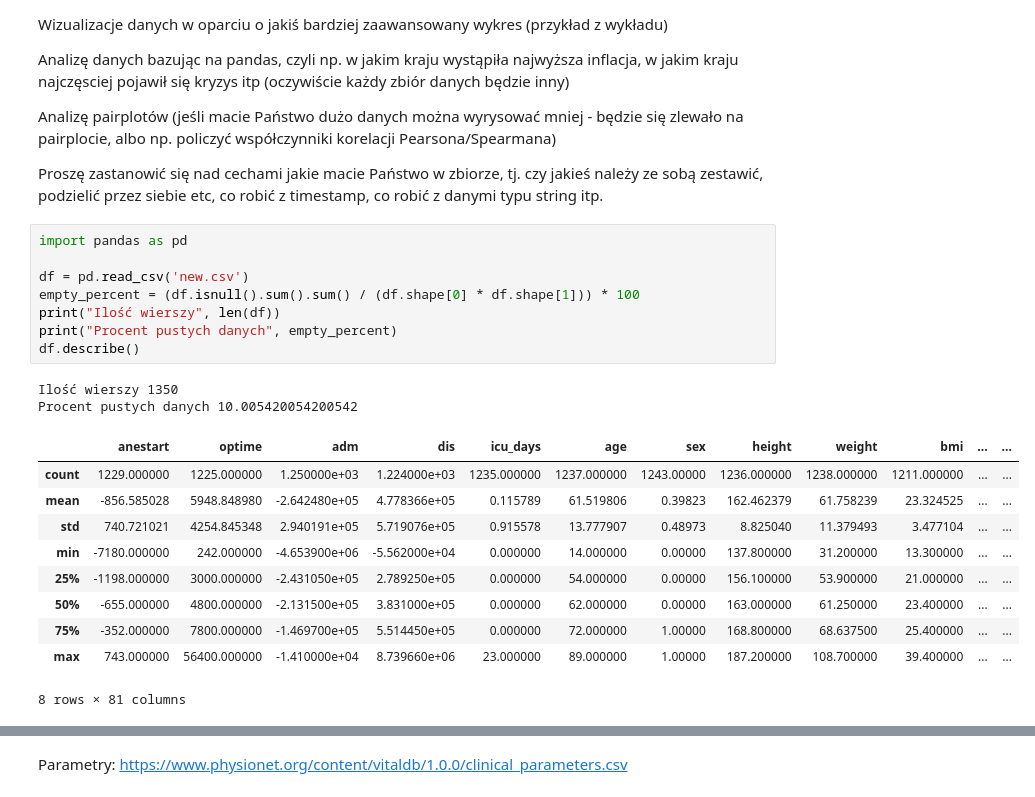
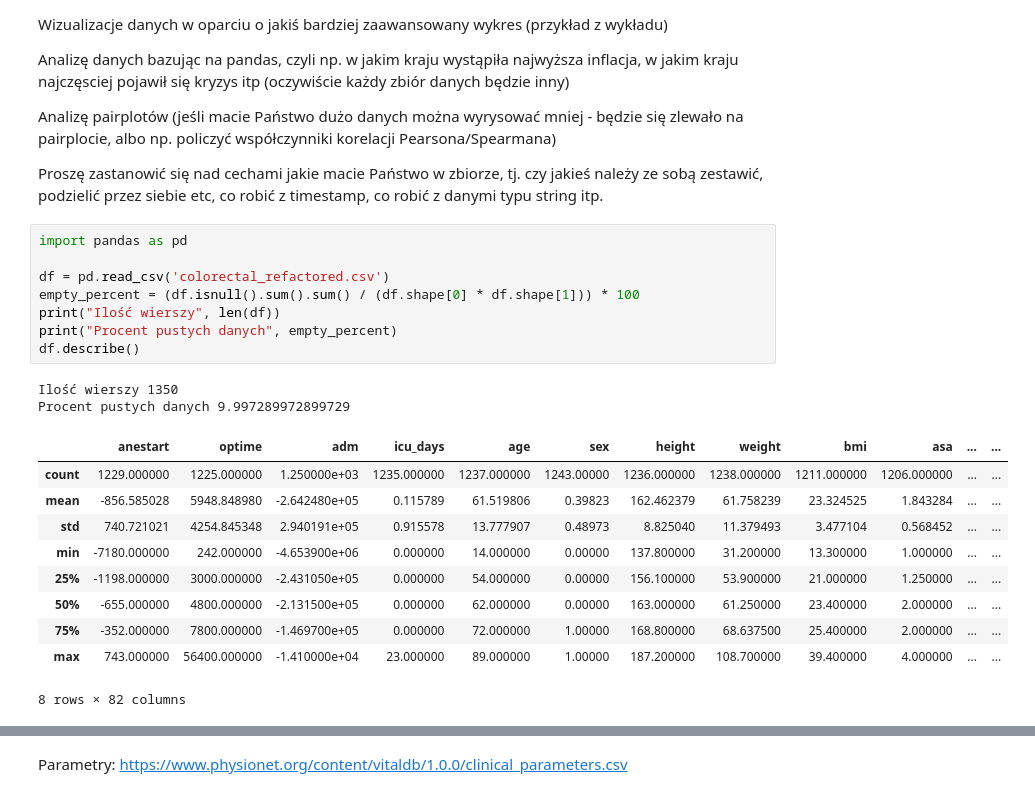
Before and after one commit to karolke99/mow-colorectal, a Jupyter notebook: data_description.ipynb, the cells around one changed output, grey strips where cells are left out. Cells and saved outputs as stored; diff of their text form.

```diff
--- a/data_description.ipynb
+++ b/data_description.ipynb
@@ -15,21 +15,21 @@ Proszę zastanowić się nad cechami jakie macie Państwo w zbiorze, tj. czy jak
 # %%
 import pandas as pd
 
-df = pd.read_csv('new.csv')
+df = pd.read_csv('colorectal_refactored.csv')
 empty_percent = (df.isnull().sum().sum() / (df.shape[0] * df.shape[1])) * 100
 print("Ilość wierszy", len(df))
 print("Procent pustych danych", empty_percent)
 df.describe()
 # %% [output]
 Ilość wierszy 1350
-Procent pustych danych 10.005420054200542
+Procent pustych danych 9.997289972899729
-|  | anestart | optime | adm | dis | icu_days | age | sex | height | weight | bmi | ... | ... |
-| count | 1229.000000 | 1225.000000 | 1.250000e+03 | 1.224000e+03 | 1235.000000 | 1237.000000 | 1243.00000 | 1236.000000 | 1238.000000 | 1211.000000 | ... | ... |
-| mean | -856.585028 | 5948.848980 | -2.642480e+05 | 4.778366e+05 | 0.115789 | 61.519806 | 0.39823 | 162.462379 | 61.758239 | 23.324525 | ... | ... |
-| std | 740.721021 | 4254.845348 | 2.940191e+05 | 5.719076e+05 | 0.915578 | 13.777907 | 0.48973 | 8.825040 | 11.379493 | 3.477104 | ... | ... |
-| min | -7180.000000 | 242.000000 | -4.653900e+06 | -5.562000e+04 | 0.000000 | 14.000000 | 0.00000 | 137.800000 | 31.200000 | 13.300000 | ... | ... |
-| 25% | -1198.000000 | 3000.000000 | -2.431050e+05 | 2.789250e+05 | 0.000000 | 54.000000 | 0.00000 | 156.100000 | 53.900000 | 21.000000 | ... | ... |
-| 50% | -655.000000 | 4800.000000 | -2.131500e+05 | 3.831000e+05 | 0.000000 | 62.000000 | 0.00000 | 163.000000 | 61.250000 | 23.400000 | ... | ... |
-| 75% | -352.000000 | 7800.000000 | -1.469700e+05 | 5.514450e+05 | 0.000000 | 72.000000 | 1.00000 | 168.800000 | 68.637500 | 25.400000 | ... | ... |
-| max | 743.000000 | 56400.000000 | -1.410000e+04 | 8.739660e+06 | 23.000000 | 89.000000 | 1.00000 | 187.200000 | 108.700000 | 39.400000 | ... | ... |
+|  | anestart | optime | adm | icu_days | age | sex | height | weight | bmi | asa | ... | ... |
+| count | 1229.000000 | 1225.000000 | 1.250000e+03 | 1235.000000 | 1237.000000 | 1243.00000 | 1236.000000 | 1238.000000 | 1211.000000 | 1206.000000 | ... | ... |
+| mean | -856.585028 | 5948.848980 | -2.642480e+05 | 0.115789 | 61.519806 | 0.39823 | 162.462379 | 61.758239 | 23.324525 | 1.843284 | ... | ... |
+| std | 740.721021 | 4254.845348 | 2.940191e+05 | 0.915578 | 13.777907 | 0.48973 | 8.825040 | 11.379493 | 3.477104 | 0.568452 | ... | ... |
+| min | -7180.000000 | 242.000000 | -4.653900e+06 | 0.000000 | 14.000000 | 0.00000 | 137.800000 | 31.200000 | 13.300000 | 1.000000 | ... | ... |
+| 25% | -1198.000000 | 3000.000000 | -2.431050e+05 | 0.000000 | 54.000000 | 0.00000 | 156.100000 | 53.900000 | 21.000000 | 1.250000 | ... | ... |
+| 50% | -655.000000 | 4800.000000 | -2.131500e+05 | 0.000000 | 62.000000 | 0.00000 | 163.000000 | 61.250000 | 23.400000 | 2.000000 | ... | ... |
+| 75% | -352.000000 | 7800.000000 | -1.469700e+05 | 0.000000 | 72.000000 | 1.00000 | 168.800000 | 68.637500 | 25.400000 | 2.000000 | ... | ... |
+| max | 743.000000 | 56400.000000 | -1.410000e+04 | 23.000000 | 89.000000 | 1.00000 | 187.200000 | 108.700000 | 39.400000 | 4.000000 | ... | ... |
-8 rows × 81 columns
+8 rows × 82 columns
```
Also changed, not shown: parts of 8 cells of this notebook.
